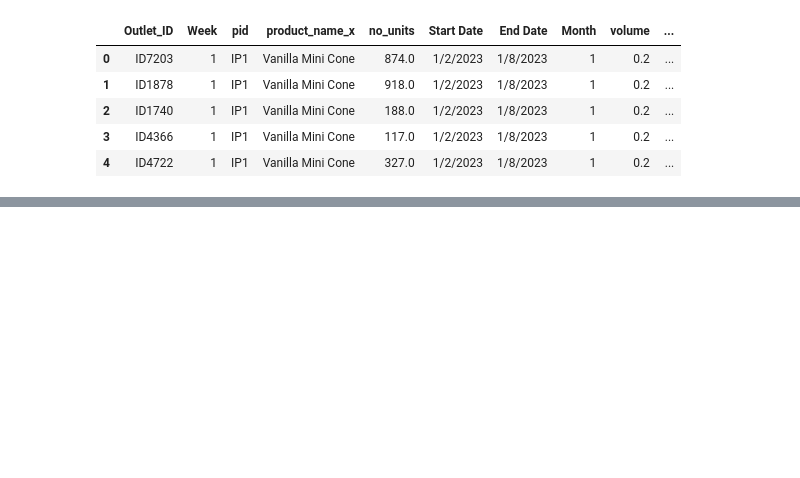
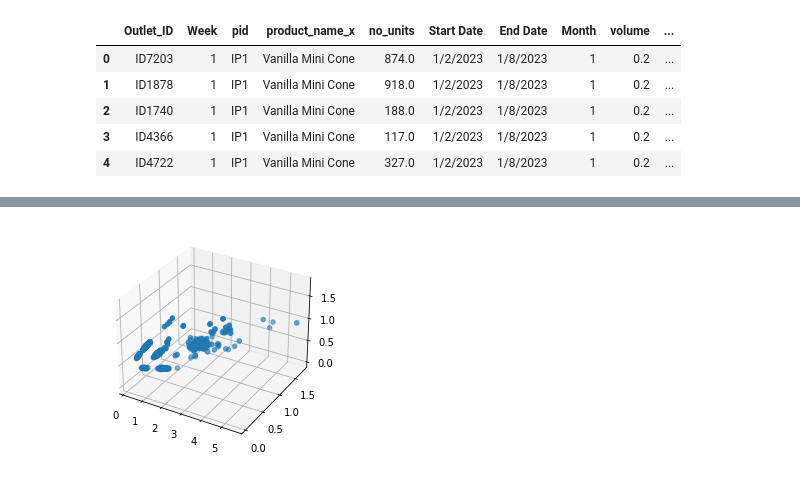
Before and after one commit to RadCod3/DataStorm-4.0-BrainLeftException-SemiFinals, a Jupyter notebook: donra.ipynb, the cells around one changed output, grey strips where cells are left out. Drawn from its saved outputs; the diff is of its cells as text; code cells hidden in the pictures; blank space fills up the shorter version.

```diff
--- a/donra.ipynb
+++ b/donra.ipynb
@@ -402,0 +438,18 @@ encoded_df.to_csv("encoded_outlets.csv", index=False)
+# %%
+fig, ax = plt.subplots(subplot_kw={"projection": "3d"})
+ax.scatter(encoded_df[1], encoded_df[3], encoded_df[4])
+plt.show()
+
+# fig, ax = plt.subplots(subplot_kw={"projection": "3d"})
+# ax.scatter(encoded_df[1], encoded_df[3], encoded_df[0])
+# plt.show()
+
+# fig, ax = plt.subplots(subplot_kw={"projection": "3d"})
+# ax.scatter(encoded_df[2], encoded_df[0], encoded_df[3])
+# plt.show()
+
+# fig, ax = plt.subplots(subplot_kw={"projection": "3d"})
+# ax.scatter(encoded_df[1], encoded_df[2], encoded_df[3])
+# plt.show()
+# %% [output]
+[figure, added]
```
Also changed, not shown: parts of 16 cells of this notebook, 6 other files.
